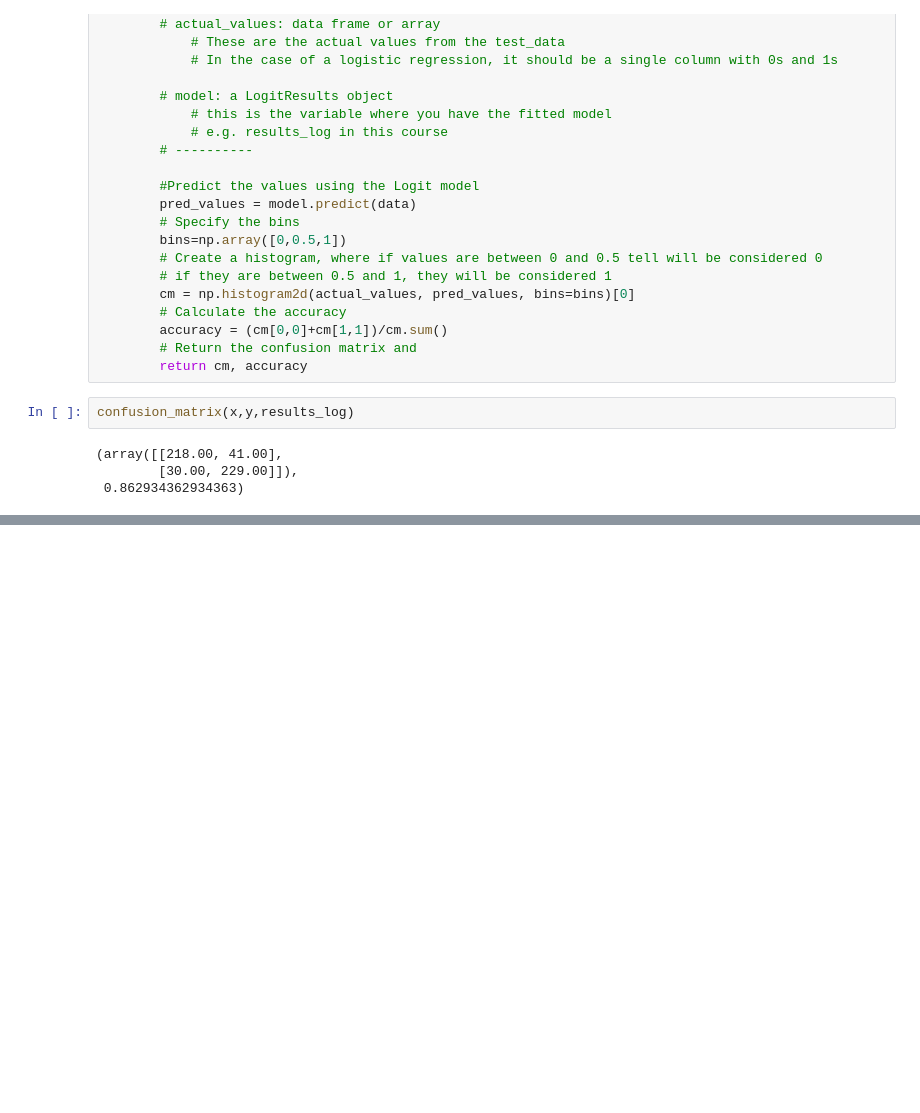
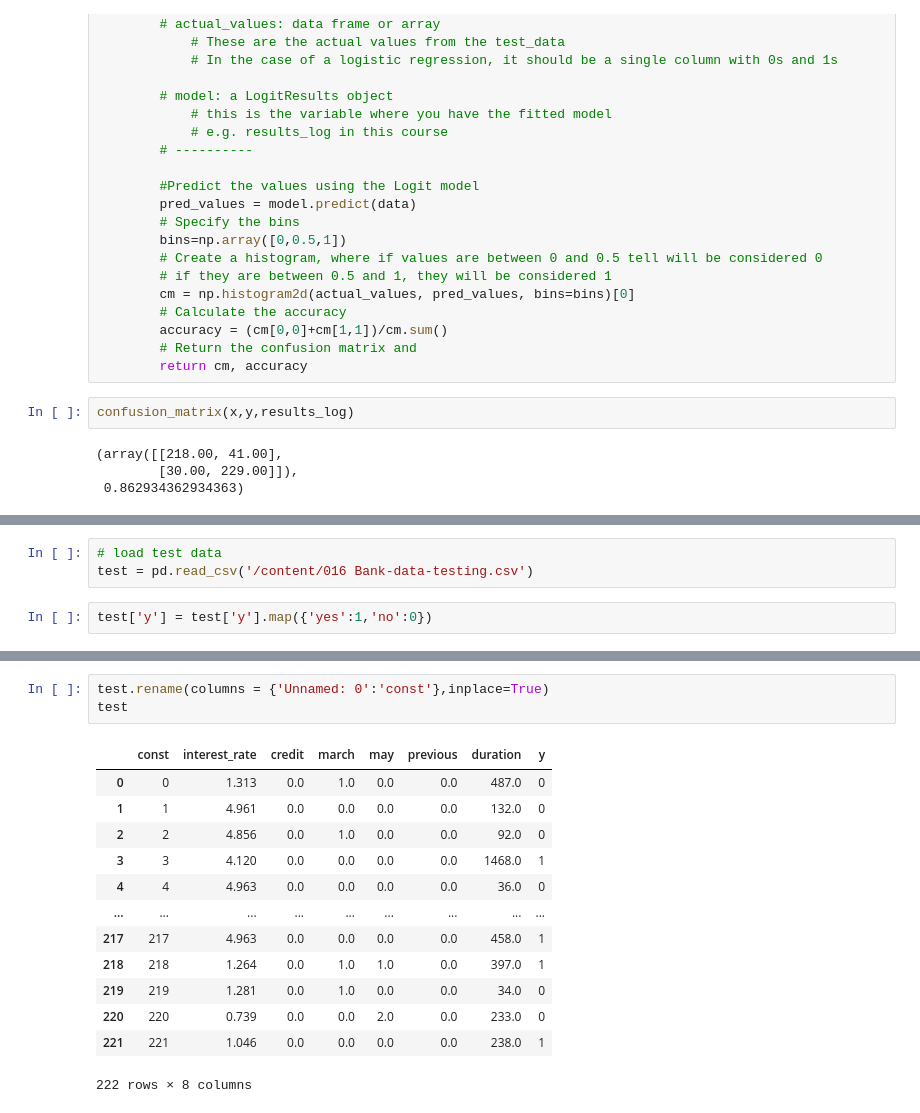
Before and after one commit to Hirusha99/Regression, a Jupyter notebook: Calculating_the_Accuracy_of_the_Model_Logistic_Regression.ipynb, the cells around one changed output, grey strips where cells are left out. Cells and saved outputs as stored; diff of their text form; blank space fills up the shorter version.

```diff
--- a/Calculating_the_Accuracy_of_the_Model_Logistic_Regression.ipynb
+++ b/Calculating_the_Accuracy_of_the_Model_Logistic_Regression.ipynb
@@ -245,0 +250,5 @@ confusion_matrix(x,y,results_log)
+# %%
+# load test data
+test = pd.read_csv('/content/016 Bank-data-testing.csv')
+# %%
+test['y'] = test['y'].map({'yes':1,'no':0})
@@ -245,0 +280,17 @@ confusion_matrix(x,y,results_log)
+# %%
+test.rename(columns = {'Unnamed: 0':'const'},inplace=True)
+test
+# %% [output]
+|  | const | interest_rate | credit | march | may | previous | duration | y |
+| 0 | 0 | 1.313 | 0.0 | 1.0 | 0.0 | 0.0 | 487.0 | 0 |
+| 1 | 1 | 4.961 | 0.0 | 0.0 | 0.0 | 0.0 | 132.0 | 0 |
+| 2 | 2 | 4.856 | 0.0 | 1.0 | 0.0 | 0.0 | 92.0 | 0 |
+| 3 | 3 | 4.120 | 0.0 | 0.0 | 0.0 | 0.0 | 1468.0 | 1 |
+| 4 | 4 | 4.963 | 0.0 | 0.0 | 0.0 | 0.0 | 36.0 | 0 |
+| ... | ... | ... | ... | ... | ... | ... | ... | ... |
+| 217 | 217 | 4.963 | 0.0 | 0.0 | 0.0 | 0.0 | 458.0 | 1 |
+| 218 | 218 | 1.264 | 0.0 | 1.0 | 1.0 | 0.0 | 397.0 | 1 |
+| 219 | 219 | 1.281 | 0.0 | 1.0 | 0.0 | 0.0 | 34.0 | 0 |
+| 220 | 220 | 0.739 | 0.0 | 0.0 | 2.0 | 0.0 | 233.0 | 0 |
+| 221 | 221 | 1.046 | 0.0 | 0.0 | 0.0 | 0.0 | 238.0 | 1 |
+222 rows × 8 columns
```
Also changed, not shown: parts of 9 cells of this notebook.
